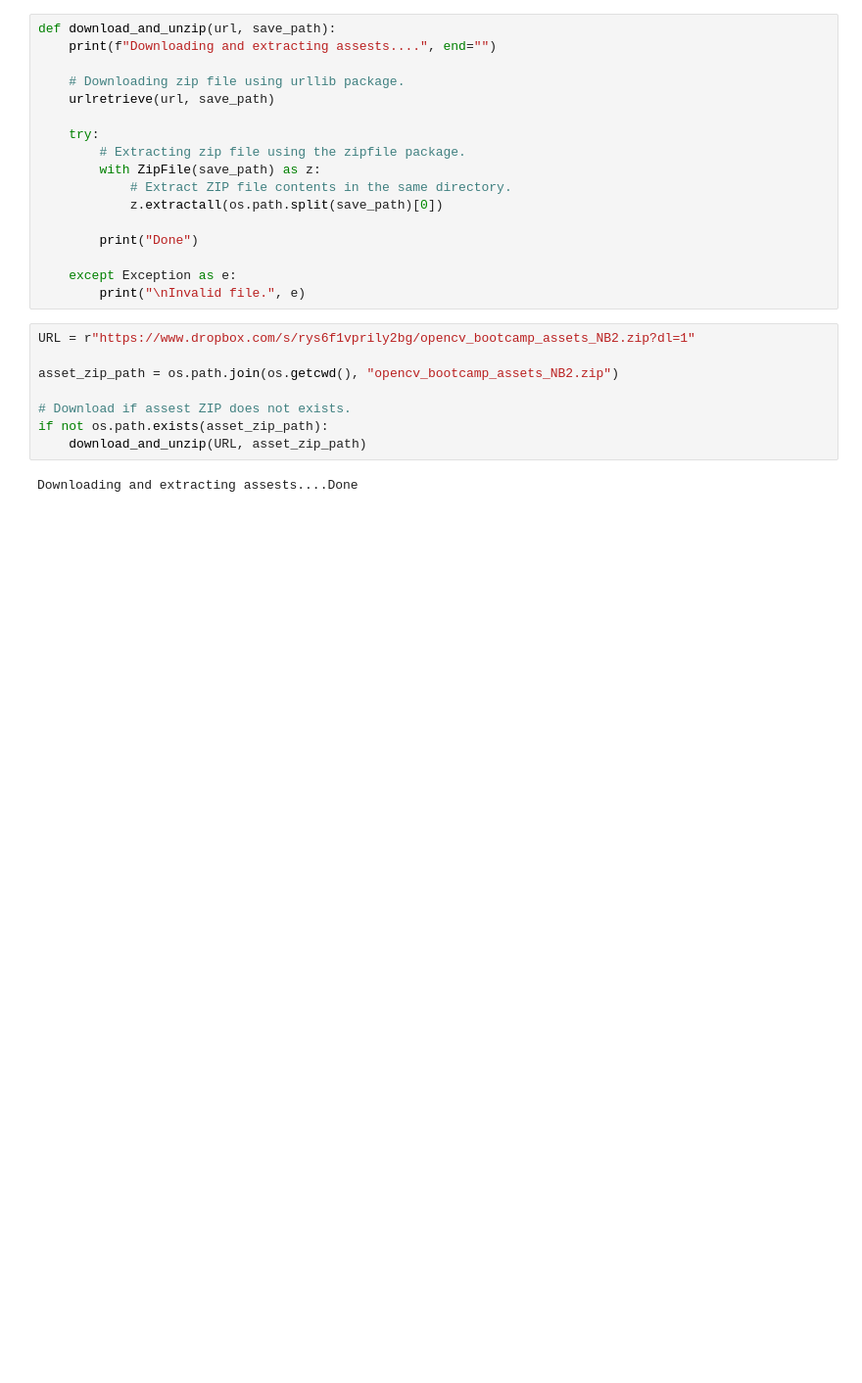
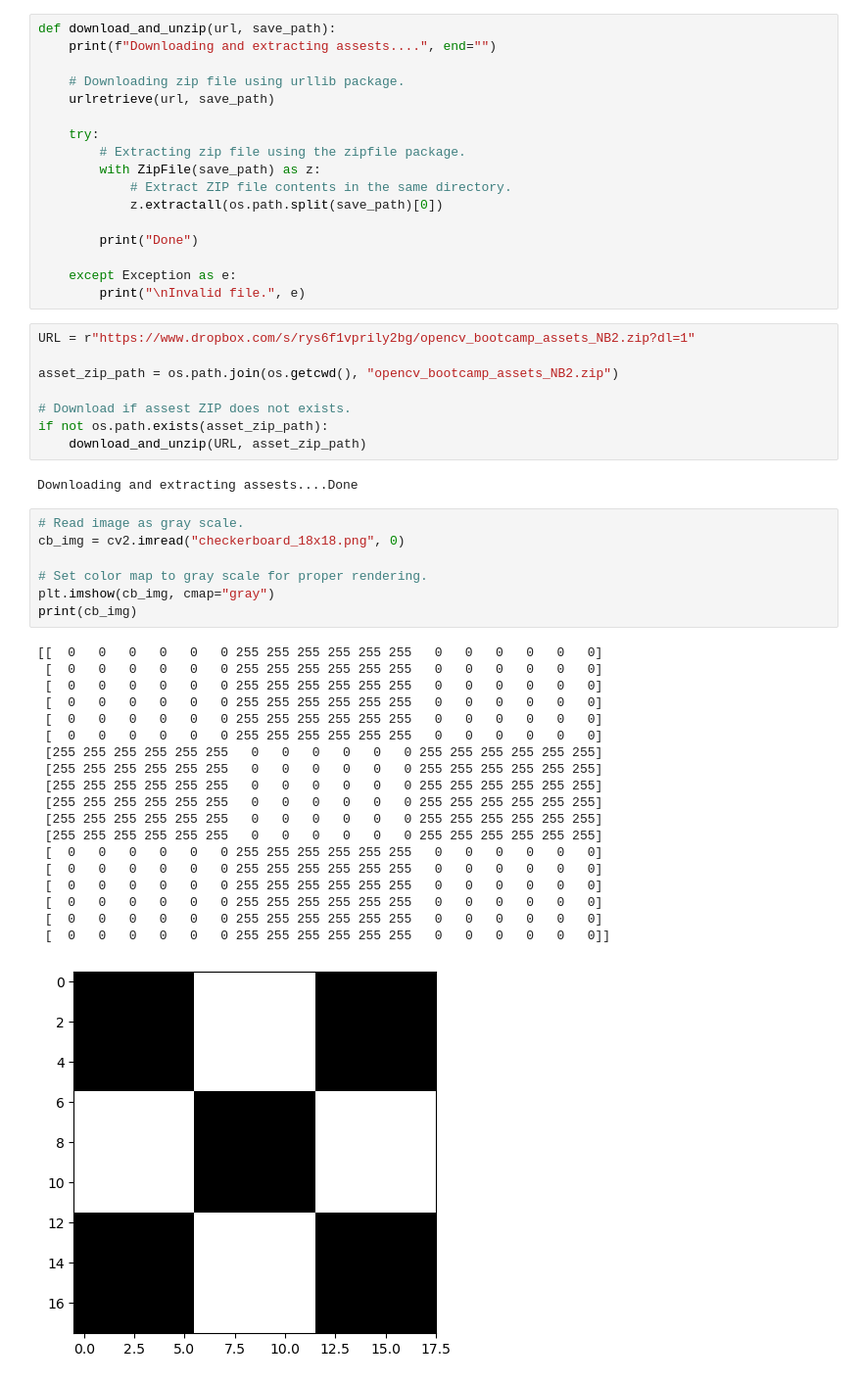
Before and after one commit to Zack202/OpenCv, a Jupyter notebook: Basic_Image_Manipulations.ipynb, the cells around one changed output. Shown at 98% size. Drawn from its saved outputs; the diff is of its cells as text; blank space fills up the shorter version.

Commit message:
Basic Image Manip

```diff
--- a/Basic_Image_Manipulations.ipynb
+++ b/Basic_Image_Manipulations.ipynb
@@ -37,3 +37,30 @@ if not os.path.exists(asset_zip_path):
     download_and_unzip(URL, asset_zip_path)
 # %% [output]
 Downloading and extracting assests....Done
+# %%
+# Read image as gray scale.
+cb_img = cv2.imread("checkerboard_18x18.png", 0)
+
+# Set color map to gray scale for proper rendering.
+plt.imshow(cb_img, cmap="gray")
+print(cb_img)
+# %% [output]
+[[  0   0   0   0   0   0 255 255 255 255 255 255   0   0   0   0   0   0]
+ [  0   0   0   0   0   0 255 255 255 255 255 255   0   0   0   0   0   0]
+ [  0   0   0   0   0   0 255 255 255 255 255 255   0   0   0   0   0   0]
+ [  0   0   0   0   0   0 255 255 255 255 255 255   0   0   0   0   0   0]
+ [  0   0   0   0   0   0 255 255 255 255 255 255   0   0   0   0   0   0]
+ [  0   0   0   0   0   0 255 255 255 255 255 255   0   0   0   0   0   0]
+ [255 255 255 255 255 255   0   0   0   0   0   0 255 255 255 255 255 255]
+ [255 255 255 255 255 255   0   0   0   0   0   0 255 255 255 255 255 255]
+ [255 255 255 255 255 255   0   0   0   0   0   0 255 255 255 255 255 255]
+ [255 255 255 255 255 255   0   0   0   0   0   0 255 255 255 255 255 255]
+ [255 255 255 255 255 255   0   0   0   0   0   0 255 255 255 255 255 255]
+ [255 255 255 255 255 255   0   0   0   0   0   0 255 255 255 255 255 255]
+ [  0   0   0   0   0   0 255 255 255 255 255 255   0   0   0   0   0   0]
+ [  0   0   0   0   0   0 255 255 255 255 255 255   0   0   0   0   0   0]
+ [  0   0   0   0   0   0 255 255 255 255 255 255   0   0   0   0   0   0]
+ [  0   0   0   0   0   0 255 255 255 255 255 255   0   0   0   0   0   0]
+ [  0   0   0   0   0   0 255 255 255 255 255 255   0   0   0   0   0   0]
+ [  0   0   0   0   0   0 255 255 255 255 255 255   0   0   0   0   0   0]]
+[figure, added]
```
Also changed, not shown: parts of 10 cells of this notebook.
